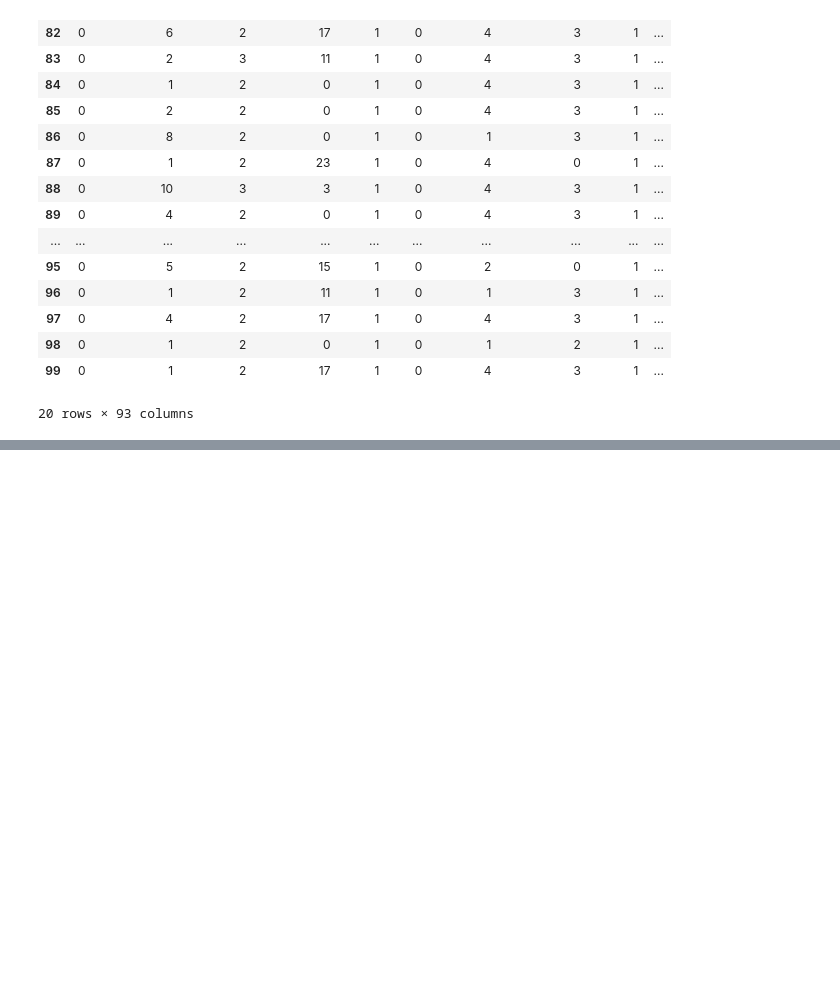
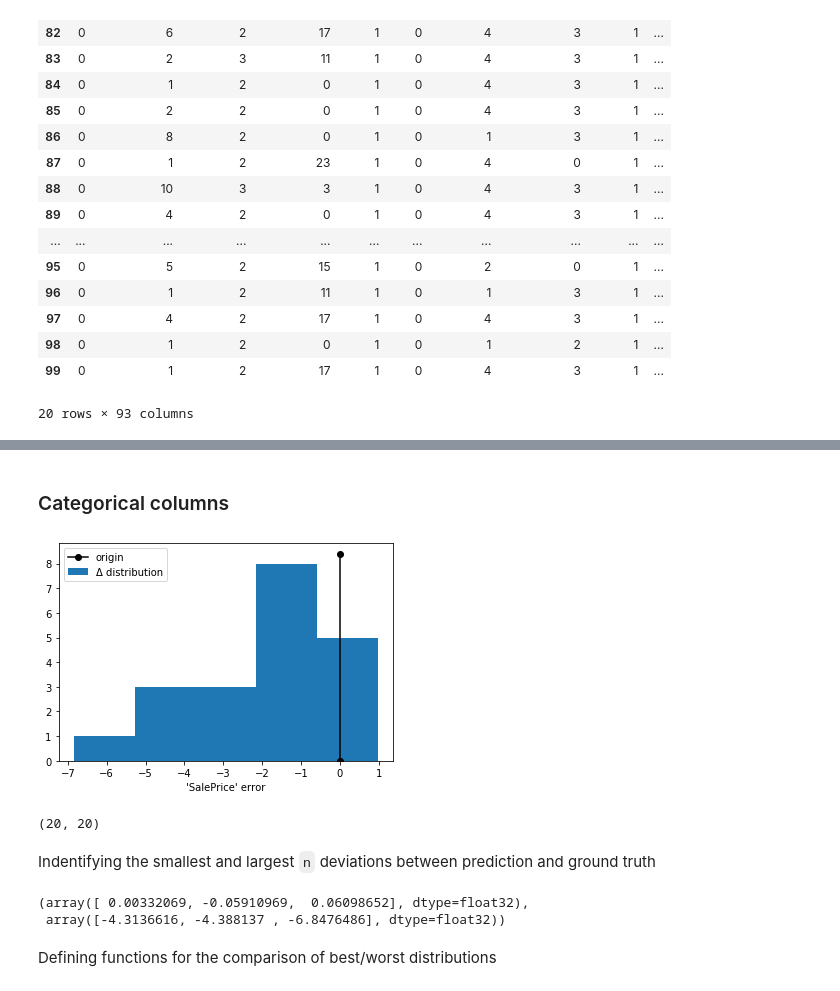
Before and after one commit to eschmidt42/kaggle_house_prices, a Jupyter notebook: notebooks/03_model_inspection.ipynb, the cells around one changed output, grey strips where cells are left out. Saved outputs shown, nothing was run; the diff lists cells and outputs as text; code cells hidden in the pictures; blank space fills up the shorter version.

Commit message:
03_model_inspection.ipynb: extended plotting of features comparing worst/best

```diff
--- a/notebooks/03_model_inspection.ipynb
+++ b/notebooks/03_model_inspection.ipynb
@@ -107,5 +111,5 @@ tensor([[10.2952],
 # %%
 %%time
-learn.get_preds(dl=dls.valid)
+y_pred, y_true = learn.get_preds(dl=dls.valid); y_pred1[:5]
 # %% [output]
 [interactive output not drawn]
@@ -180,0 +169,31 @@ display_all(losses)
+# %% [markdown]
+### Categorical columns
+# %%
+bins = 5
+Δ = (y_pred - y_true).detach().numpy().ravel()
+
+fig, ax = plt.subplots()
+ax.hist(Δ, bins=bins, label="Δ distribution")
+ax.plot([0,0], [0, ax.get_ylim()[1]], "-ok", label="origin")
+ax.legend()
+ax.set_xlabel(f"'{dep_var}' error")
+plt.show()
+# %% [output]
+[figure, added]
+# %%
+#hide
+len(Δ), len(to.valid.xs)
+# %% [output]
+(20, 20)
+# %% [markdown]
+Indentifying the smallest and largest `n` deviations between prediction and ground truth
+# %%
+n = 3  # number of best / worst examples
+ix = np.argsort(np.absolute(Δ))
+best_ix, worst_ix = ix[:n], ix[-n:]
+best, worst = Δ[ix[:n]], Δ[ix[-n:]]; best, worst
+# %% [output]
+(array([ 0.00332069, -0.05910969,  0.06098652], dtype=float32),
+ array([-4.3136616, -4.388137 , -6.8476486], dtype=float32))
+# %% [markdown]
+Defining functions for the comparison of best/worst distributions
```
Also changed, not shown: parts of 42 cells of this notebook.
